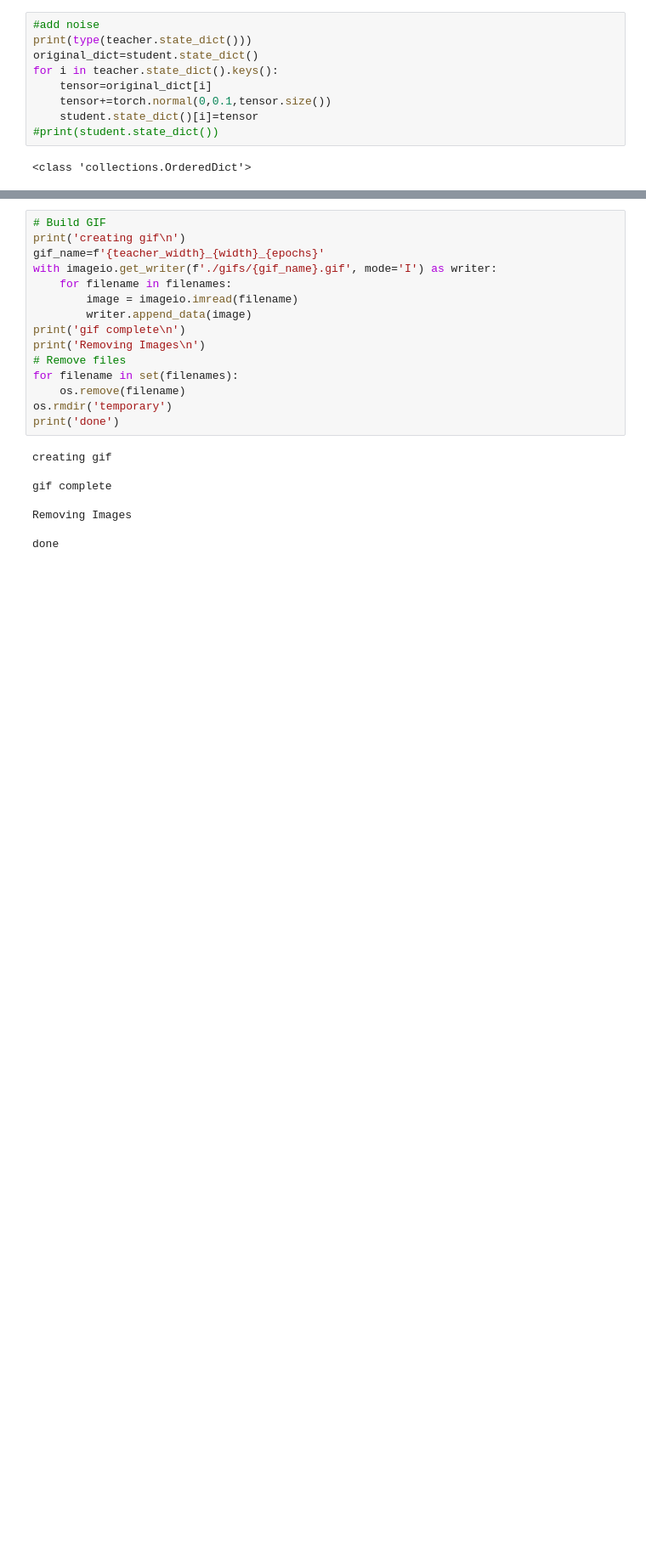
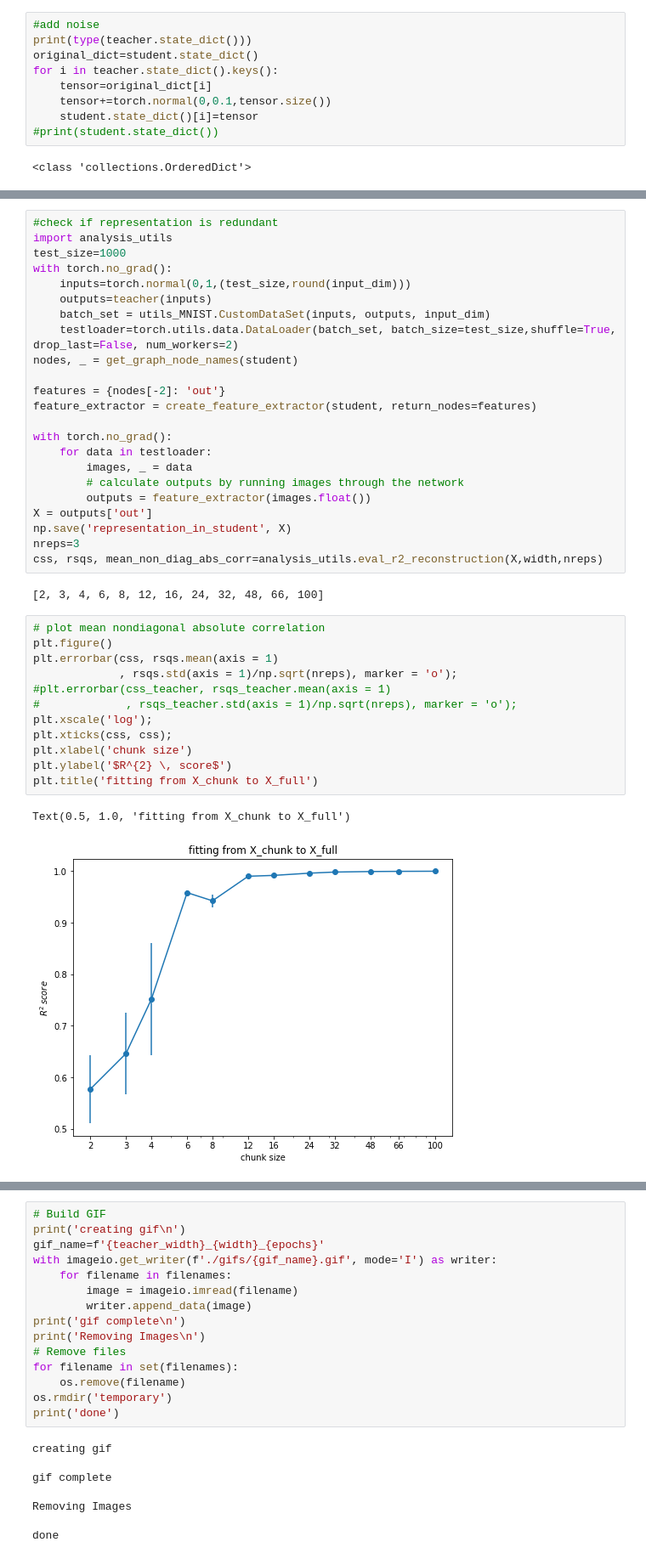
Before and after one commit to fcaretti/mitosis_MNIST, a Jupyter notebook: Chizat & Bach copy.ipynb, the cells around one changed output, grey strips where cells are left out. Shown at 85% size. Drawn from its saved outputs; the diff is of its cells as text; blank space fills up the shorter version.

```diff
--- a/Chizat & Bach copy.ipynb
+++ b/Chizat & Bach copy.ipynb
@@ -556,0 +596,40 @@ plt.scatter(student_weights[0], student_weights[1])
+# %%
+#check if representation is redundant
+import analysis_utils
+test_size=1000
+with torch.no_grad():
+    inputs=torch.normal(0,1,(test_size,round(input_dim)))
+    outputs=teacher(inputs)
+    batch_set = utils_MNIST.CustomDataSet(inputs, outputs, input_dim)
+    testloader=torch.utils.data.DataLoader(batch_set, batch_size=test_size,shuffle=True, drop_last=False, num_workers=2)
+nodes, _ = get_graph_node_names(student)
+
+features = {nodes[-2]: 'out'}
+feature_extractor = create_feature_extractor(student, return_nodes=features)
+
+with torch.no_grad():
+    for data in testloader:
+        images, _ = data
+        # calculate outputs by running images through the network
+        outputs = feature_extractor(images.float())
+X = outputs['out']
+np.save('representation_in_student', X)
+nreps=3
+css, rsqs, mean_non_diag_abs_corr=analysis_utils.eval_r2_reconstruction(X,width,nreps)
+# %% [output]
+[2, 3, 4, 6, 8, 12, 16, 24, 32, 48, 66, 100]
+# %%
+# plot mean nondiagonal absolute correlation
+plt.figure()
+plt.errorbar(css, rsqs.mean(axis = 1)
+             , rsqs.std(axis = 1)/np.sqrt(nreps), marker = 'o');
+#plt.errorbar(css_teacher, rsqs_teacher.mean(axis = 1)
+#             , rsqs_teacher.std(axis = 1)/np.sqrt(nreps), marker = 'o');
+plt.xscale('log');
+plt.xticks(css, css);
+plt.xlabel('chunk size')
+plt.ylabel('$R^{2} \, score$')
+plt.title('fitting from X_chunk to X_full')
+# %% [output]
+Text(0.5, 1.0, 'fitting from X_chunk to X_full')
+[figure, added]
```
Also changed, not shown: parts of 12 cells of this notebook.
